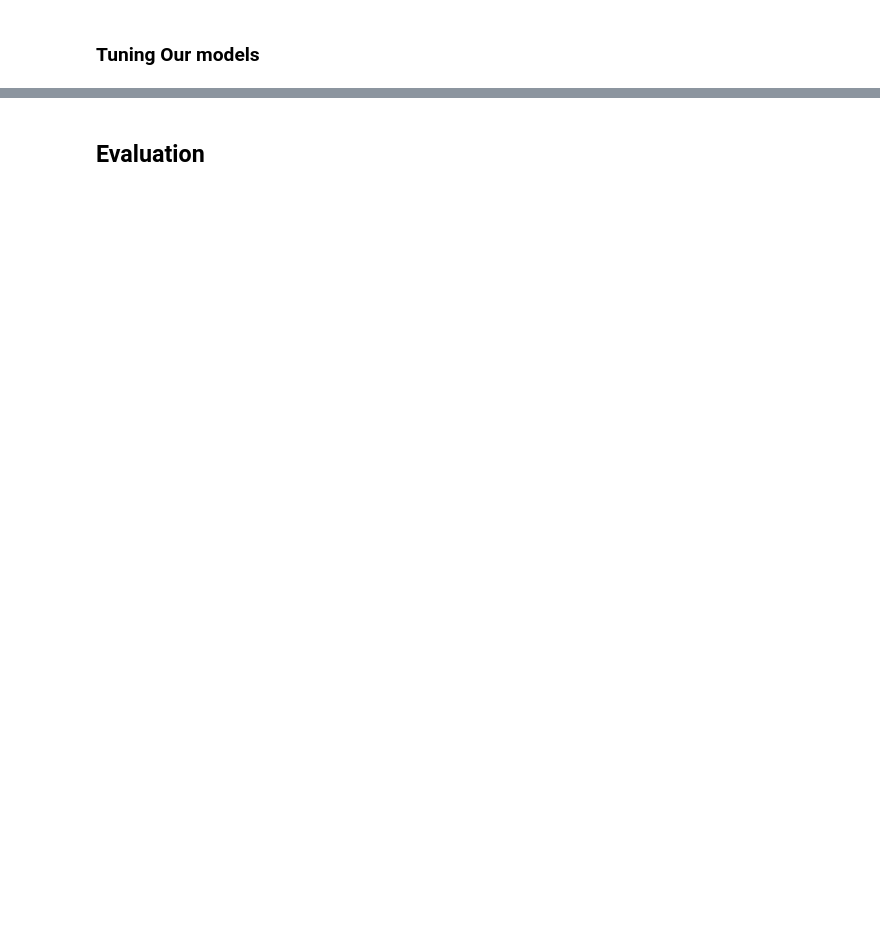
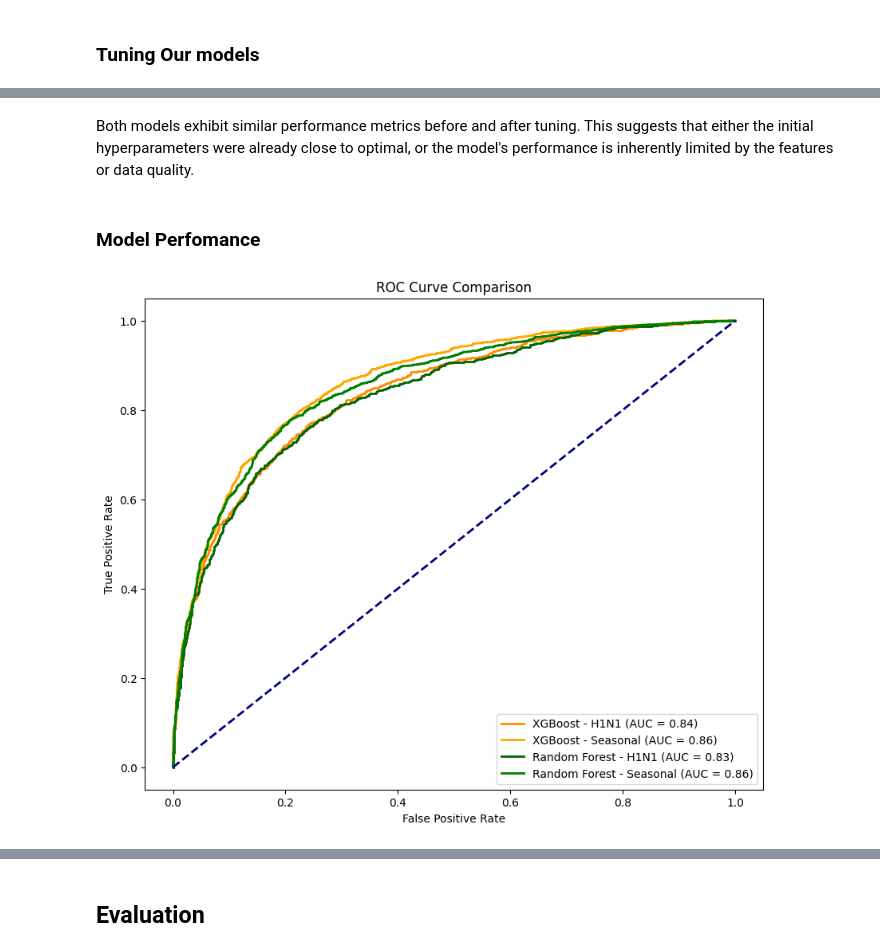
Before and after one commit to mbuvenzuve/phase3project, a Jupyter notebook: nzuve.ipynb, the cells around one changed output, grey strips where cells are left out. Cells and saved outputs as stored; diff of their text form; code cells hidden in the pictures; blank space fills up the shorter version.

```diff
--- a/nzuve.ipynb
+++ b/nzuve.ipynb
@@ -768,0 +989,45 @@ NameError: name 'train_data' is not defined
+# %% [markdown]
+Both models exhibit similar performance metrics before and after tuning. This suggests that either the initial hyperparameters were already close to optimal, or the model's performance is inherently limited by the features or data quality.
+# %% [markdown]
+### Model Perfomance
+# %%
+from sklearn.metrics import roc_curve, auc
+import matplotlib.pyplot as plt
+
+y_h1n1_probs_xgb = model_h1n1_tuned.predict_proba(X_test)[:, 1]
+y_seasonal_probs_xgb = model_seasonal_tuned.predict_proba(X_test)[:, 1]
+
+y_h1n1_probs_rf = rf_model_h1n1_tuned.predict_proba(X_test_h1n1)[:, 1]
+y_seasonal_probs_rf = rf_model_seasonal_tuned.predict_proba(X_test_seasonal)[:, 1]
+
+# Calculate ROC curve and AUC for XGBoost models
+fpr_xgb_h1n1, tpr_xgb_h1n1, thresholds_xgb_h1n1 = roc_curve(y_h1n1_test, y_h1n1_probs_xgb)
+roc_auc_xgb_h1n1 = auc(fpr_xgb_h1n1, tpr_xgb_h1n1)
+
+fpr_xgb_seasonal, tpr_xgb_seasonal, thresholds_xgb_seasonal = roc_curve(y_seasonal_test, y_seasonal_probs_xgb)
+roc_auc_xgb_seasonal = auc(fpr_xgb_seasonal, tpr_xgb_seasonal)
+
+# Calculate ROC curve and AUC for Random Forest models
+fpr_rf_h1n1, tpr_rf_h1n1, thresholds_rf_h1n1 = roc_curve(y_test_h1n1, y_h1n1_probs_rf)
+roc_auc_rf_h1n1 = auc(fpr_rf_h1n1, tpr_rf_h1n1)
+
+fpr_rf_seasonal, tpr_rf_seasonal, thresholds_rf_seasonal = roc_curve(y_test_seasonal, y_seasonal_probs_rf)
+roc_auc_rf_seasonal = auc(fpr_rf_seasonal, tpr_rf_seasonal)
+
+# Plot ROC curves
+plt.figure(figsize=(10, 8))
+
+plt.plot(fpr_xgb_h1n1, tpr_xgb_h1n1, color='darkorange', lw=2, label=f'XGBoost - H1N1 (AUC = {roc_auc_xgb_h1n1:.2f})')
+plt.plot(fpr_xgb_seasonal, tpr_xgb_seasonal, color='orange', lw=2, label=f'XGBoost - Seasonal (AUC = {roc_auc_xgb_seasonal:.2f})')
+
+plt.plot(fpr_rf_h1n1, tpr_rf_h1n1, color='darkgreen', lw=2, label=f'Random Forest - H1N1 (AUC = {roc_auc_rf_h1n1:.2f})')
+plt.plot(fpr_rf_seasonal, tpr_rf_seasonal, color='green', lw=2, label=f'Random Forest - Seasonal (AUC = {roc_auc_rf_seasonal:.2f})')
+
+plt.plot([0, 1], [0, 1], color='navy', lw=2, linestyle='--')
+plt.xlabel('False Positive Rate')
+plt.ylabel('True Positive Rate')
+plt.title('ROC Curve Comparison')
+plt.legend(loc='lower right')
+plt.show()
+# %% [output]
+[figure, added]
```
Also changed, not shown: parts of 44 cells of this notebook.
